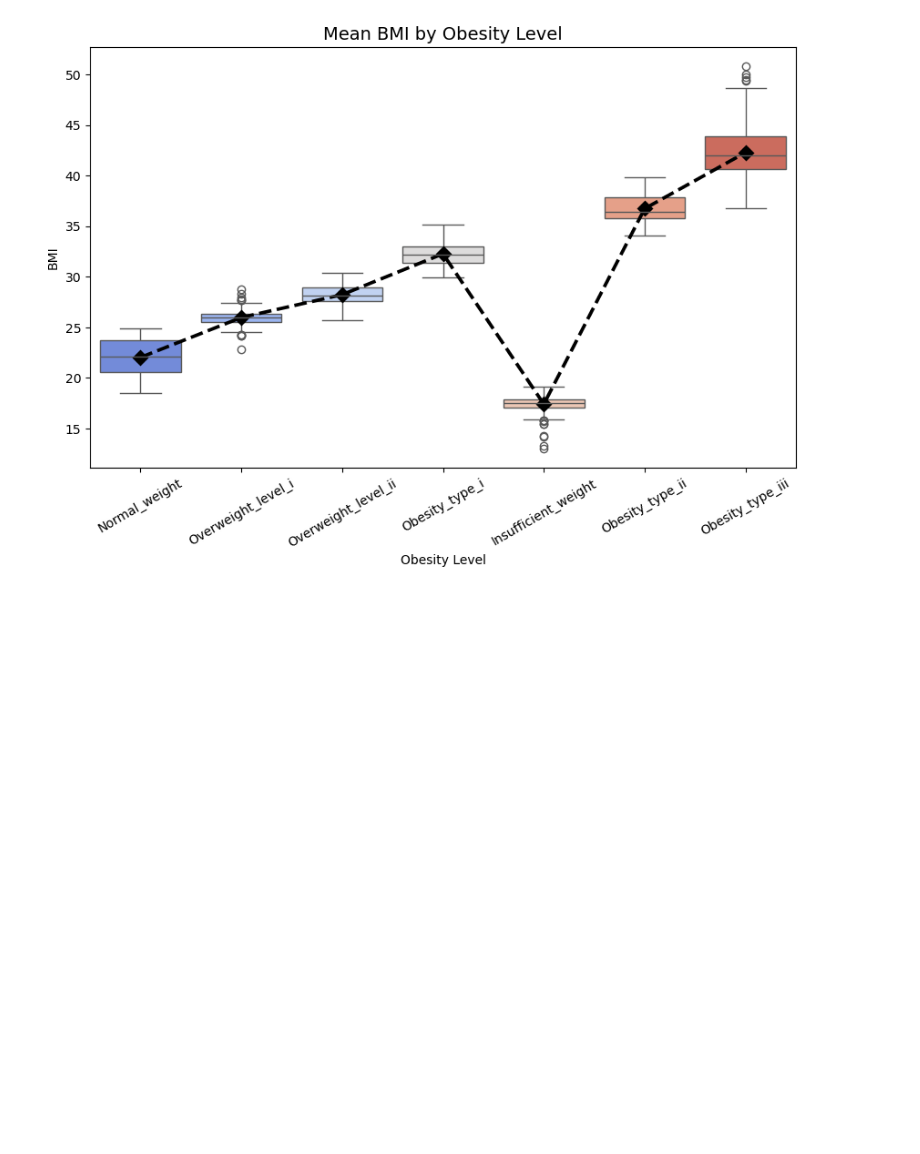
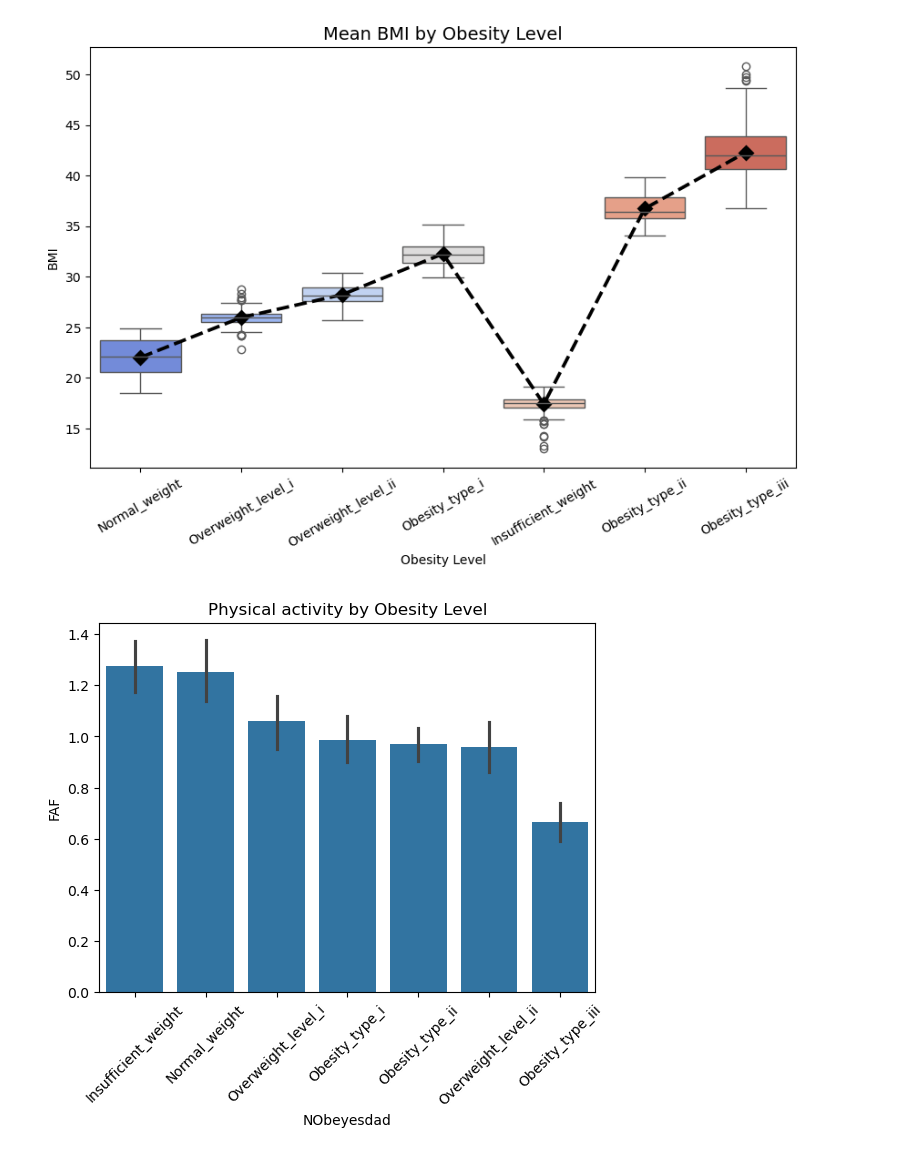
Before and after one commit to NnekaAsuzu/Obesity, a Jupyter notebook: src/RM2.ipynb, the cells around one changed output. Cells and saved outputs as stored; diff of their text form; code cells hidden in the pictures; blank space fills up the shorter version.

```diff
--- a/src/RM2.ipynb
+++ b/src/RM2.ipynb
@@ -85,3 +85,17 @@ Passing `palette` without assigning `hue` is deprecated and will be removed in v
 
   sns.boxplot(data=Obesity, x='NObeyesdad', y='BMI', palette='coolwarm')
 [figure]
+# %%
+#Physical activity by obesity level
+
+# Sort the data by 'FAF' for each 'NObeyesdad'
+order = Obesity.groupby('NObeyesdad')['FAF'].mean().sort_values(ascending=False).index
+
+# Create the barplot with sorted order
+sns.barplot(data=Obesity, x='NObeyesdad', y='FAF', order=order)
+
+plt.xticks(rotation=45)
+plt.title("Physical activity by Obesity Level")
+plt.show()
+# %% [output]
+[figure, added]
```
Also changed, not shown: parts of 2 cells of this notebook, 3 other files.
